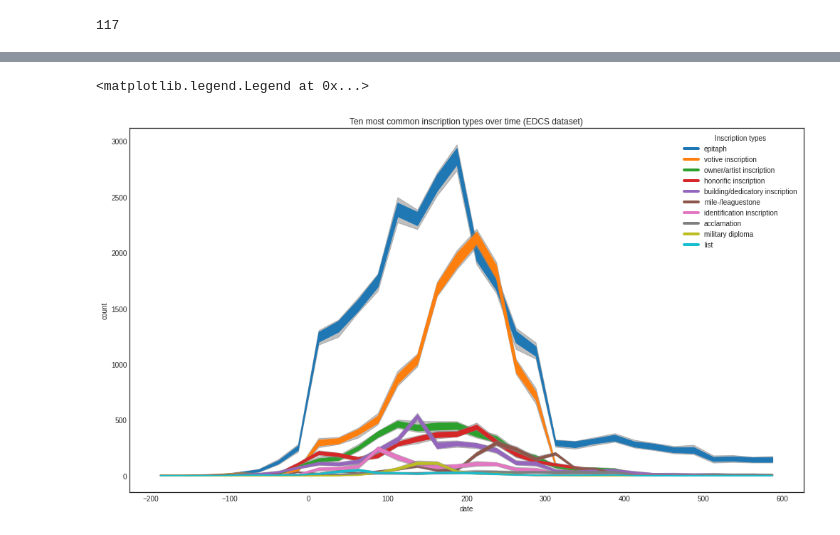
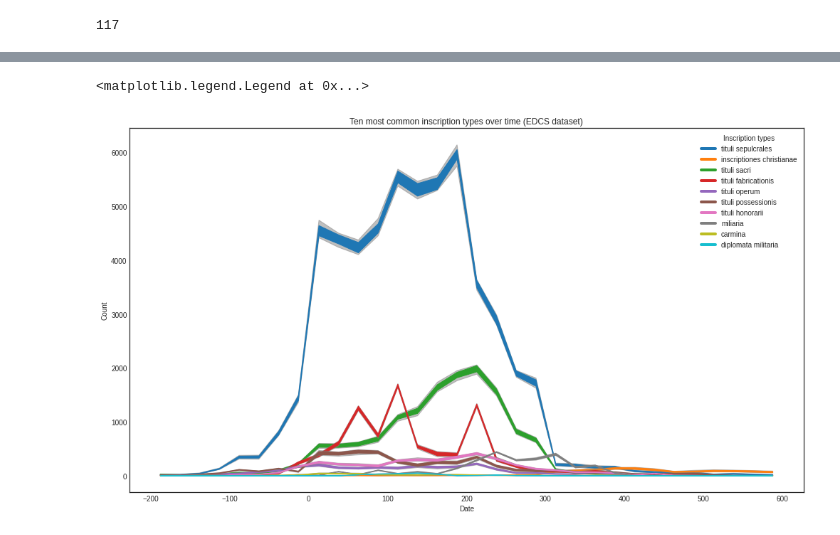
Before and after one commit to sdam-au/digital_epigraphy, a Jupyter notebook: scripts/2_analysis.ipynb, the cells around one changed output, grey strips where cells are left out. Cells and saved outputs as stored; diff of their text form; code cells hidden in the pictures.

Commit message:
temporal plots of EDH and EDCS

```diff
--- a/scripts/2_analysis.ipynb
+++ b/scripts/2_analysis.ipynb
@@ -264,0 +302,2 @@ Name: inscr_type, Length: 164452, dtype: object
+# %%
+EDCS_dated["inscr_type_list"] = EDCS_dated["inscr_type"].apply(clean_inscr_type)
@@ -264,0 +310,4 @@ Name: inscr_type, Length: 164452, dtype: object
+# %%
+inscr_types_flatlist = [el for ellist in EDCS_dated["inscr_type_list"].tolist() for el in ellist]
+simulations_by_type_len_EDCS = list(nltk.FreqDist(inscr_types_flatlist).most_common())
+simulations_by_type_len_EDCS
@@ -266,26 +332,18 @@ Name: inscr_type, Length: 164452, dtype: object
 %%time
 # Inscriptions by type over time
 
-simulations_by_type_len = []
+simulations_by_type_EDCS = []
 
-for ins_type in EDCS["inscr_type"].unique():
-    if ins_type != "NULL":
-        subset_df = EDCS[EDCS["inscr_type"]==ins_type]
-        simulations_by_type_len.append((ins_type, len(subset_df)))
-simulations_by_type_len = sorted(simulations_by_type_len, key = lambda x: x[1], reverse=True)
-simulations_by_type_len
+for ins_type_tup in simulations_by_type_len_EDCS[:10]:
+    subset_df = EDCS[EDCS["inscr_type"]==ins_type_tup[0]]
+    simulations = tempun.timeblocks_from_randoms(subset_df, "random_dates", [-200, 600, 25])
+    ins_type_N = len(subset_df)
+    simulations_by_type_EDCS.append([ins_type_tup[0],ins_type_N, simulations])
+#simulations_by_type_EDCS = sorted(simulations_by_type_EDCS, key=lambda x: x[1], reverse=True)
 
-simulations_by_type = []
-
-for ins_type_tup in simulations_by_type_len[:10]:
-    subset_df = EDCS[EDCS["inscr_type"]==ins_type_tup[0]]
-    simulations = timeblocks_from_randoms(subset_df, "random_dates", [-200, 600, 25])
-    ins_type_N =len(subset_df)
-    simulations_by_type.append([ins_type_tup[0],ins_type_N, simulations])
-simulations_by_type = sorted(simulations_by_type, key=lambda x: x[1], reverse=True)
 
 date_vars_by_instypes = []
-for ins_type_tup in simulations_by_type_len[:10]:
+for ins_type_tup in simulations_by_type_len_EDCS[:10]:
     subset_df = EDCS[EDCS["inscr_type"]==ins_type_tup[0]]
     date_vars = []
     for n in range(100):
@@ -296,18 +375,20 @@ TypeError: unhashable type: 'dict'
 # %%
+# plot of EDCS only -  ERROR: IndexError: tuple index out of range
+
 tab_colors_list = list(mcolors.TABLEAU_COLORS.keys())
 plt.style.use("seaborn-white")
 
 fig, ax  = plt.subplots(figsize=(14, 8), tight_layout=True)
 
-for ins_type_sims, color in zip(simulations_by_type, tab_colors_list[:len(simulations_by_type)]):
-    plot_timeblocks_data(ins_type_sims[2], ax=ax, color=color)
+for ins_type_sims, color in zip(simulations_by_type_EDCS, tab_colors_list[:len(simulations_by_type_EDCS)]):
+    tempun.plot_timeblocks_data(ins_type_sims[2], ax=ax, color=color)
 
-ax.set_xlabel("date")
-ax.set_ylabel("count")
+ax.set_xlabel("Date")
+ax.set_ylabel("Count")
 ax.set_title("Ten most common inscription types over time (EDCS dataset)")
 
-markers = [plt.Line2D([0,0],[0,0],color=color, lw=4) for color in tab_colors_list[:len(simulations_by_type)]]
-plt.legend(markers, [tup[0] for tup in simulations_by_type], numpoints=1,  title="Inscription types", bbox_to_anchor=(1, 1), loc='upper right')
+markers = [plt.Line2D([0,0],[0,0],color=color, lw=4) for color in tab_colors_list[:len(simulations_by_type_EDCS)]]
+plt.legend(markers, [tup[0] for tup in simulations_by_type_EDCS], numpoints=1,  title="Inscription types", bbox_to_anchor=(1, 1), loc='upper right')
 # %% [output]
 <matplotlib.legend.Legend at 0x...>
-[figure, old version]
+[figure, new version]
```
Also changed, not shown: parts of 20 cells of this notebook.
